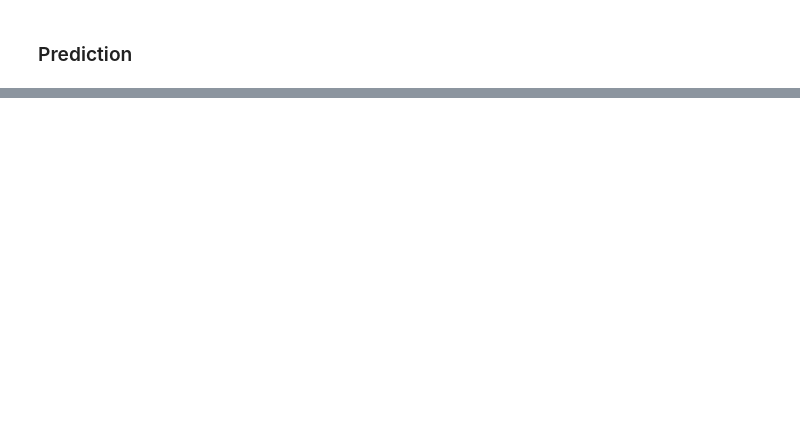
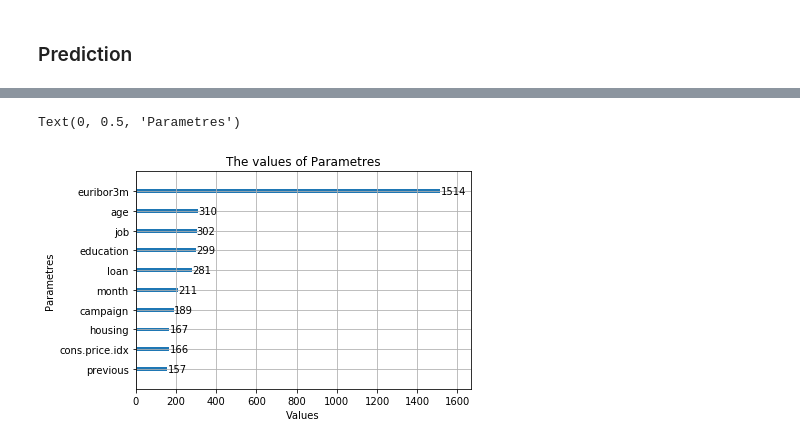
Before and after one commit to PallaviBartwal/Banking-Case-study---LightGBM, a Jupyter notebook: Banking case study lightgbm.ipynb, the cells around one changed output, grey strips where cells are left out. Drawn from its saved outputs; the diff is of its cells as text; code cells hidden in the pictures; blank space fills up the shorter version.

```diff
--- a/Banking case study lightgbm.ipynb
+++ b/Banking case study lightgbm.ipynb
@@ -443,0 +535,9 @@ Text(0, 0.5, 'Parametres')
+# %%
+#For over sampled data
+ax = lgb.plot_importance(gbm_Smote, max_num_features=10)
+ax.set_title('The values of Parametres')
+ax.set_xlabel('Values')
+ax.set_ylabel('Parametres')
+# %% [output]
+Text(0, 0.5, 'Parametres')
+[figure, added]
```
Also changed, not shown: parts of 16 cells of this notebook.
